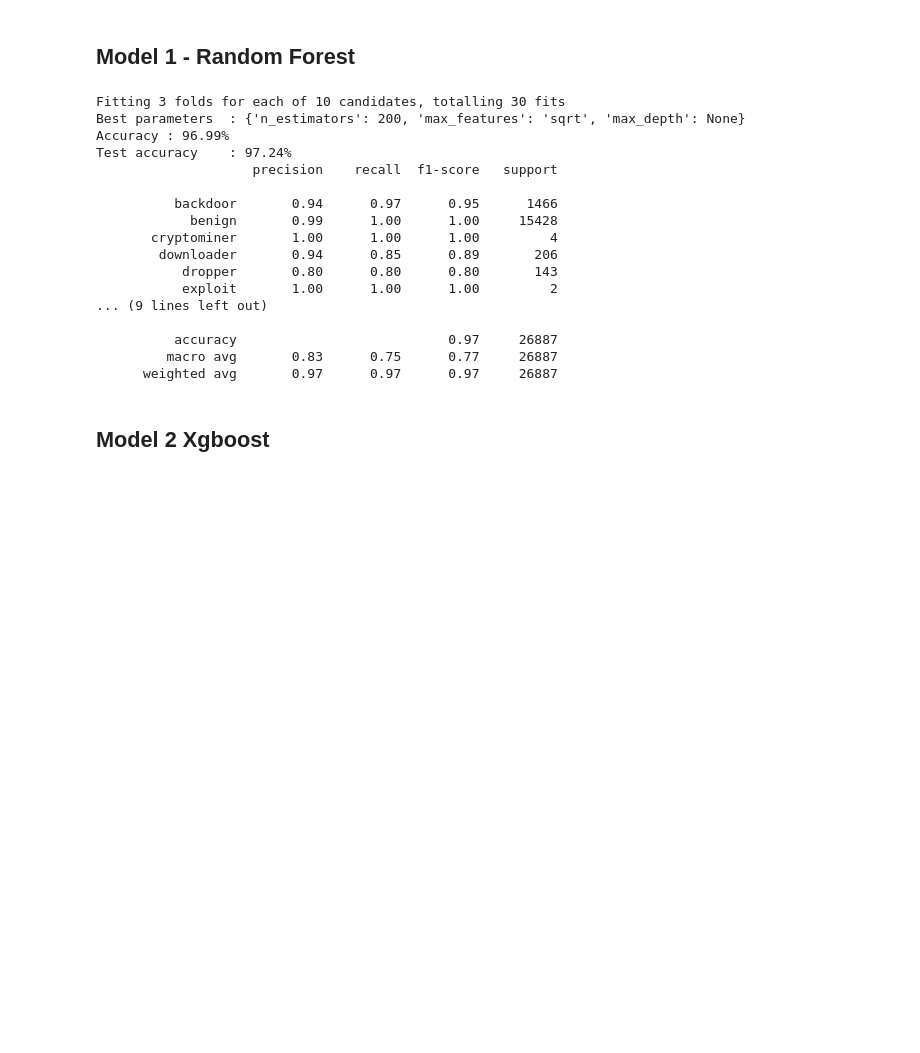
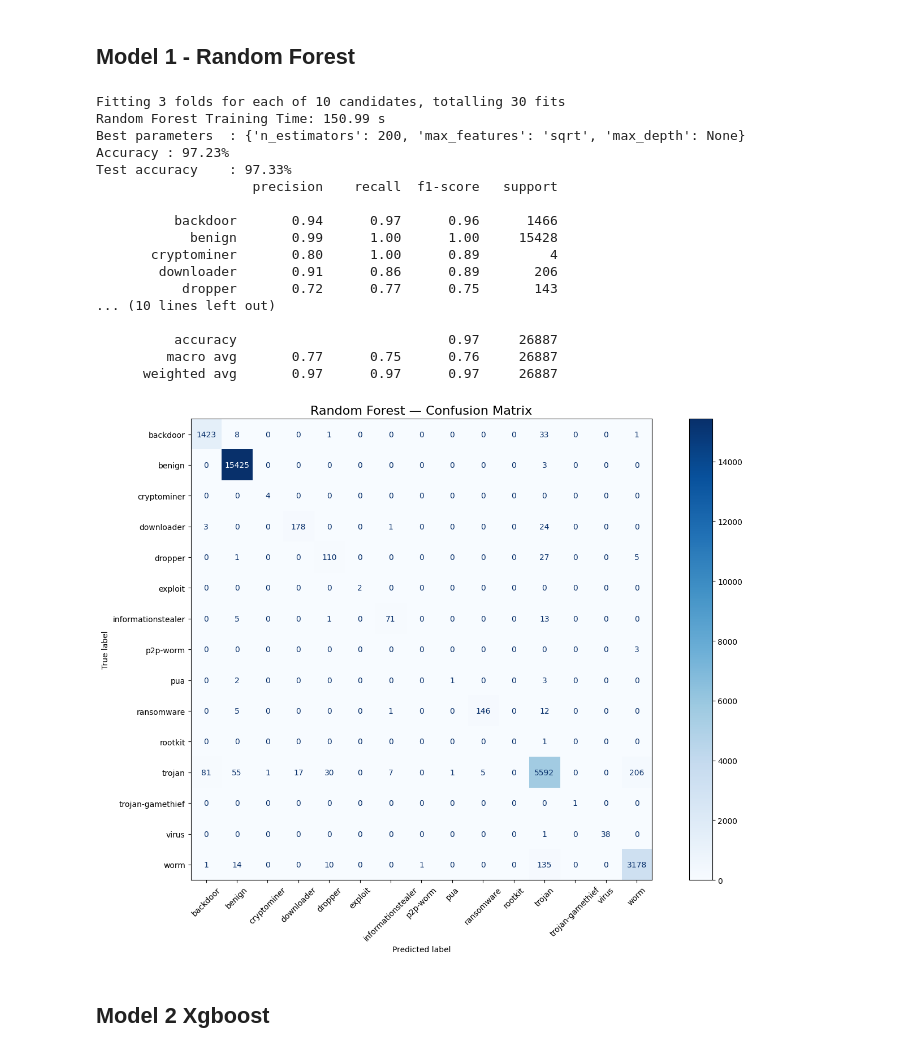
Before and after one commit to razu14396/COMP8325_A2, a Jupyter notebook: Group13_COMP8325_A2_Task1_Source_Code.ipynb, the cells around one changed output. Drawn from its saved outputs; the diff is of its cells as text; code cells hidden in the pictures; blank space fills up the shorter version.

```diff
--- a/Group13_COMP8325_A2_Task1_Source_Code.ipynb
+++ b/Group13_COMP8325_A2_Task1_Source_Code.ipynb
@@ -191,42 +207,55 @@ cv = StratifiedKFold(n_splits=3, shuffle=True, random_state=RANDOM_STATE)
 
 random_rf = RandomizedSearchCV(
     estimator           = RandomForestClassifier(random_state=RANDOM_STATE, n_jobs=-1),
     param_distributions = param,
     n_iter              = 10,
     scoring             = 'accuracy',
     cv                  = cv,
     n_jobs              = 1,
     random_state        = RANDOM_STATE,
     verbose             = 1
 )
 
 start = time.time()
 random_rf.fit(X_train, y_train)
+elapsed = time.time() - start
+print(f"Random Forest Training Time: {elapsed:.2f} s")
 print(f"Best parameters  : {random_rf.best_params_}")
 print(f"Accuracy : {random_rf.best_score_ * 100:.2f}%")
 
 rf        = random_rf.best_estimator_
 y_pred_rf = rf.predict(X_test)
 print(f"Test accuracy    : {accuracy_score(y_test, y_pred_rf) * 100:.2f}%")
 print(classification_report(y_test, y_pred_rf, target_names=class_names))
+
+# Confusion Matrix for Random Forest
+cm_rf   = confusion_matrix(y_test, y_pred_rf)
+fig, ax = plt.subplots(figsize=(14, 10))
+ConfusionMatrixDisplay(confusion_matrix=cm_rf, display_labels=class_names).plot(
+    ax=ax, xticks_rotation=45, colorbar=True, cmap='Blues')
+ax.set_title('Random Forest — Confusion Matrix', fontsize=16)
+plt.tight_layout()
+plt.savefig('rf_confusion_matrix.png', dpi=300)
+plt.show()
 # %% [output]
 Fitting 3 folds for each of 10 candidates, totalling 30 fits
+Random Forest Training Time: 150.99 s
 Best parameters  : {'n_estimators': 200, 'max_features': 'sqrt', 'max_depth': None}
-Accuracy : 96.99%
-Test accuracy    : 97.24%
+Accuracy : 97.23%
+Test accuracy    : 97.33%
                     precision    recall  f1-score   support
 
-          backdoor       0.94      0.97      0.95      1466
+          backdoor       0.94      0.97      0.96      1466
             benign       0.99      1.00      1.00     15428
-       cryptominer       1.00      1.00      1.00         4
-        downloader       0.94      0.85      0.89       206
-           dropper       0.80      0.80      0.80       143
-           exploit       1.00      1.00      1.00         2
-... (9 lines left out)
+       cryptominer       0.80      1.00      0.89         4
+        downloader       0.91      0.86      0.89       206
+           dropper       0.72      0.77      0.75       143
+... (10 lines left out)
 
           accuracy                           0.97     26887
-         macro avg       0.83      0.75      0.77     26887
+         macro avg       0.77      0.75      0.76     26887
       weighted avg       0.97      0.97      0.97     26887
+[figure, added]
 # %% [markdown]
 ## Model 2 Xgboost
 # %%
```
Also changed, not shown: parts of 9 cells of this notebook, 13 other files.
